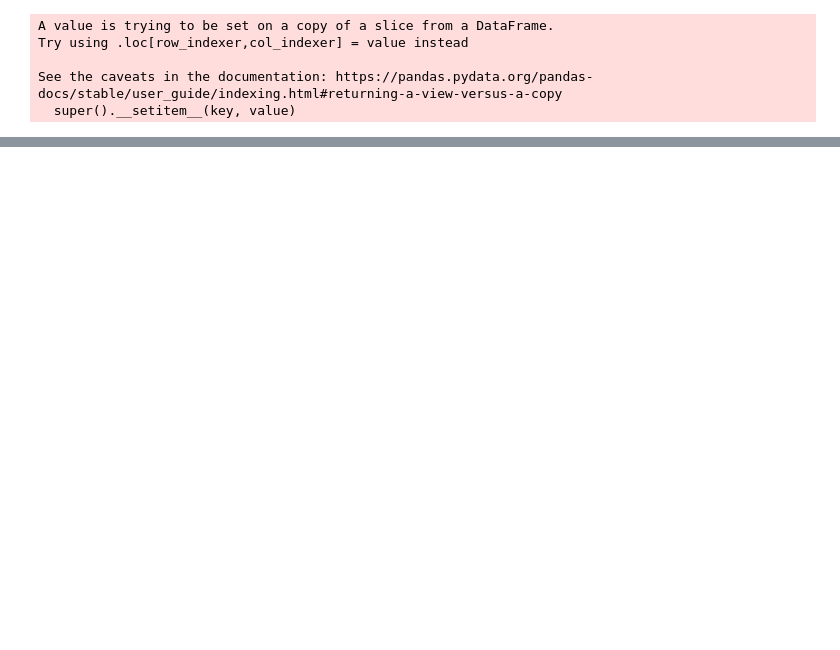
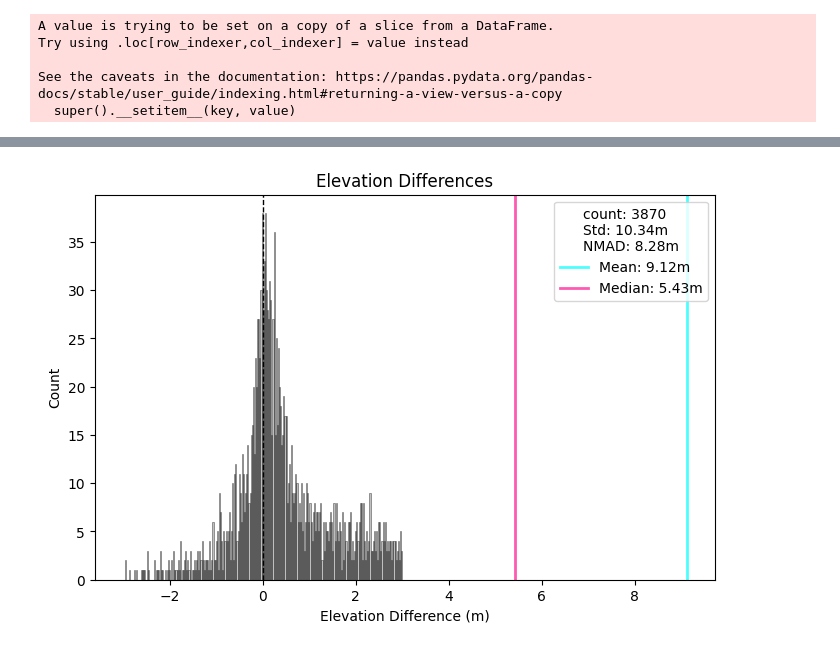
Before and after one commit to UW-GDA/ATL06_LaserLottery, a Jupyter notebook: notebooks/sampling_comeback.ipynb, the cells around one changed output, grey strips where cells are left out. Drawn from its saved outputs; the diff is of its cells as text; code cells hidden in the pictures; blank space fills up the shorter version.

```diff
--- a/notebooks/sampling_comeback.ipynb
+++ b/notebooks/sampling_comeback.ipynb
@@ -224,0 +219,23 @@ plt.subplots_adjust(top=0.85)
+# %%
+# Extract elevation difference values... cycle 12 region 6 is crazy biased
+elev_diff = gf_atl06_forest['elev_diff']
+mean_diff = elev_diff.mean()
+median_diff = elev_diff.median()
+std_diff = elev_diff.std()
+nmad = stats.median_abs_deviation(elev_diff, scale="normal")
+count = len(elev_diff)
+f, ax = plt.subplots(figsize=(8, 5))
+ax.hist(elev_diff, bins=256, range=(-3, 3), color='gray', alpha=0.5,
+        edgecolor='black', linewidth=0.5)
+ax.axvline(0, color='black', linestyle='dashed', linewidth=1)  # Center line at x=0
+ax.axvline(mean_diff, color='cyan', linestyle='solid', linewidth=2,
+           label=f'Mean: {mean_diff:.2f}m', alpha=0.7)
+ax.axvline(median_diff, color='deeppink', linestyle='solid', linewidth=2,
+           label=f'Median: {median_diff:.2f}m', alpha=0.7)
+stats_text = f'count: {count}\nStd: {std_diff:.2f}m\nNMAD: {nmad:.2f}m'
+ax.legend(title=stats_text, loc='upper right', fontsize=10)
+ax.set_xlabel('Elevation Difference (m)')
+ax.set_ylabel('Count')
+ax.set_title('Elevation Differences');
+# %% [output]
+[figure, added]
```
Also changed, not shown: parts of 48 cells of this notebook, 4 other files.
